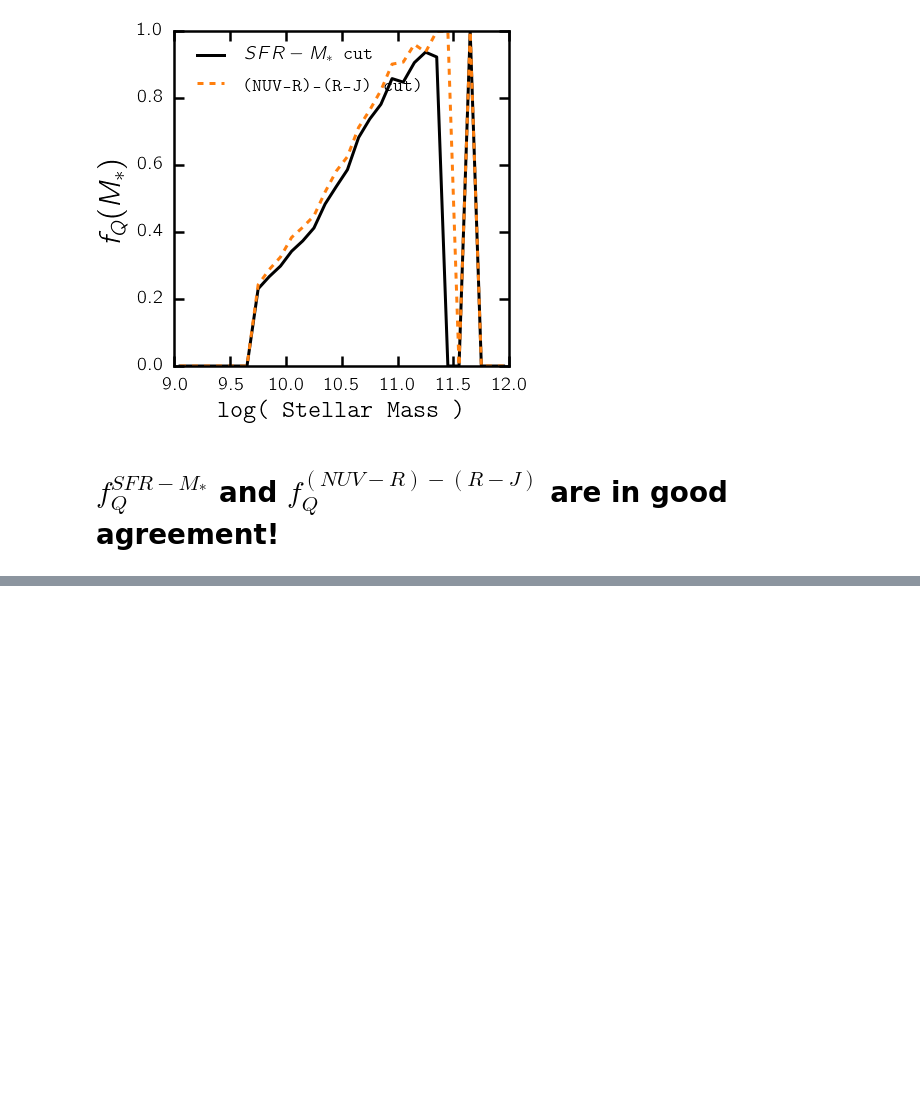
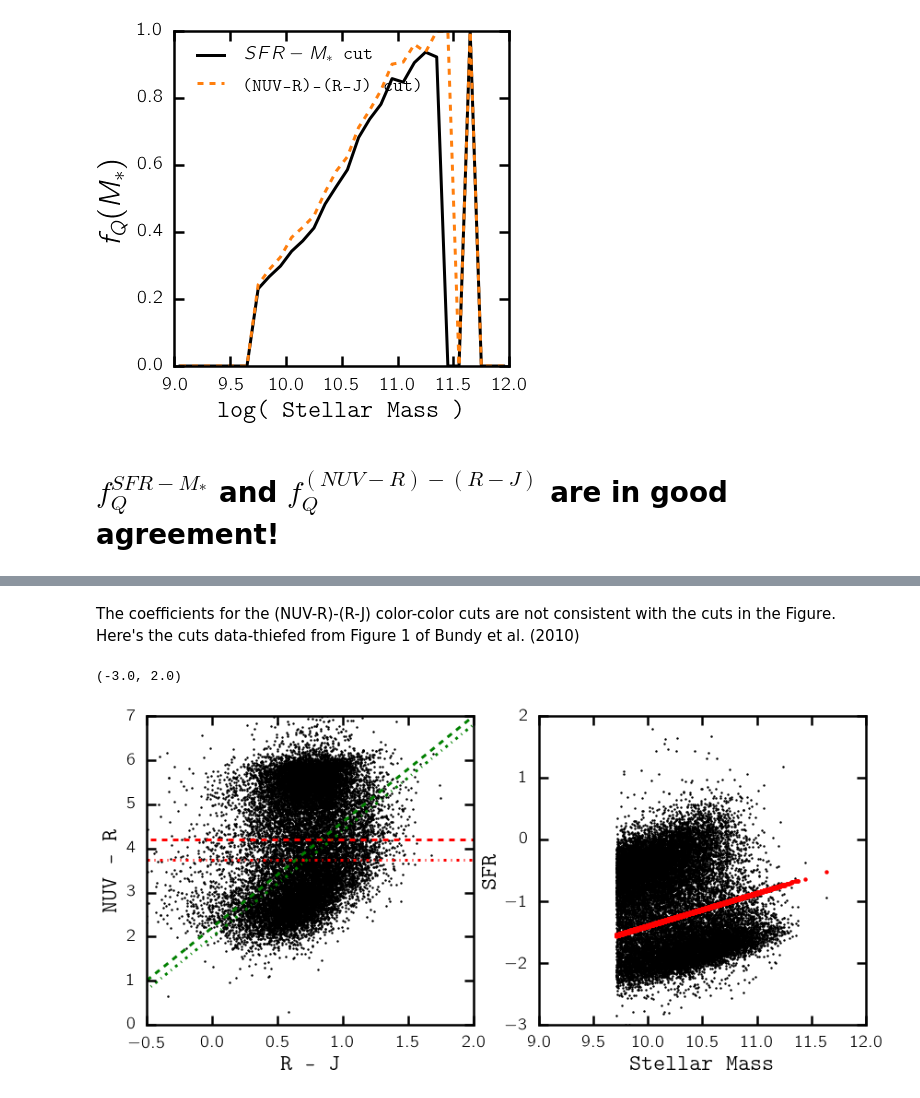
Before and after one commit to changhoonhahn/central_quenching, a Jupyter notebook: CenQue/ref_report_Major2.ipynb, the cells around one changed output, grey strips where cells are left out. Drawn from its saved outputs; the diff is of its cells as text; code cells hidden in the pictures; blank space fills up the shorter version.

Commit message:
working on appendix to address ref report 2

```diff
--- a/CenQue/ref_report_Major2.ipynb
+++ b/CenQue/ref_report_Major2.ipynb
@@ -217,0 +221,50 @@ sub.legend(loc='upper left')
+# %% [markdown]
+The coefficients for the (NUV-R)-(R-J) color-color cuts are not consistent with the cuts in the Figure. Here's the cuts data-thiefed from Figure 1 of Bundy et al. (2010)
+# %%
+diag_slope = []
+diag_yint = []
+for iz in range(3):
+    if iz == 0: # @ z=0.3
+        x1, y1 = -0.5846905537459283, 0.5809523809523798
+        x2, y2 = 1.5390879478827366, 5.698412698412699
+    elif iz == 1: # @ z = 0.7
+        x1, y1 = -0.47998035261878913, 0.3015873015873005
+        x2, y2 = 1.62626027609741, 5.533333333333333
+    elif iz == 2: # @ z = 1.15
+        x1, y1 = -0.017915309446253858, 0.33968253968253936
+        x2, y2 = 1.2589576547231278, 5.355555555555556
+    diag_slope.append((y2-y1)/(x2-x1))
+    diag_yint.append(y1 - (y2-y1)/(x2-x1) * x1)
+# %%
+fig = plt.figure(figsize=(14,6))
+sub = fig.add_subplot(121)
+sub.scatter(vagc['R-J'][m_vagc_ngt], vagc['NUV-R'][m_vagc_ngt], c='k', s=2)
+
+# these following lines are 'extrapolated' from Bundy et al. (2010). However, the photometry
+# used in Bundy et al. (2010) is quite different than GALEX, SDSS, 2MASS, so these cuts are
+# pretty arbitrary... But they seem to be relatively consistent with the "valleys" in the
+# data contours... dear god this is sloppy
+sub.plot(np.arange(-1., 3., 0.1), 2.2 + 2.4*np.arange(-1., 3., 0.1), c='g', lw=3, ls='--')
+sub.plot(np.arange(-1., 3., 0.1), 4.2 + 0.*np.arange(-1., 3.,0.1), c='r', lw=3, ls='--')
+
+# There are the z = 0.3 values
+sub.plot(np.arange(-1., 3., 0.1), diag_yint[0] + diag_slope[0]*np.arange(-1., 3., 0.1), c='g', lw=3, ls='-.')
+sub.plot(np.arange(-1., 3., 0.1), 4.2*(1+0.3)**-0.43 + 0.*np.arange(-1., 3.,0.1), c='r', lw=3, ls='-.')
+
+sub.set_xlabel('R - J', fontsize=25)
+sub.set_xlim([-0.5, 2.])
+sub.set_ylabel('NUV - R', fontsize=25)
+sub.set_ylim([0., 7.])
+
+sub = fig.add_subplot(122)
+sub.scatter(vagc['mass'][m_vagc_ngt], vagc['sfr'][m_vagc_ngt], c='k', s=2)
+sub.scatter(vagc['mass'][m_vagc_ngt], 0.53 * (vagc['mass'][m_vagc_ngt] - 10.5)+ 1.1 * (vagc['z'][m_vagc_ngt] - 0.0502) - 1.11,
+         c='r', lw=0)
+
+sub.set_xlabel('Stellar Mass', fontsize=25)
+sub.set_xlim([9., 12.])
+sub.set_ylabel('SFR', fontsize=25)
+sub.set_ylim([-3., 2.])
+# %% [output]
+(-3.0, 2.0)
+[figure, added]
```
Also changed, not shown: parts of 6 cells of this notebook, 2 other files.
